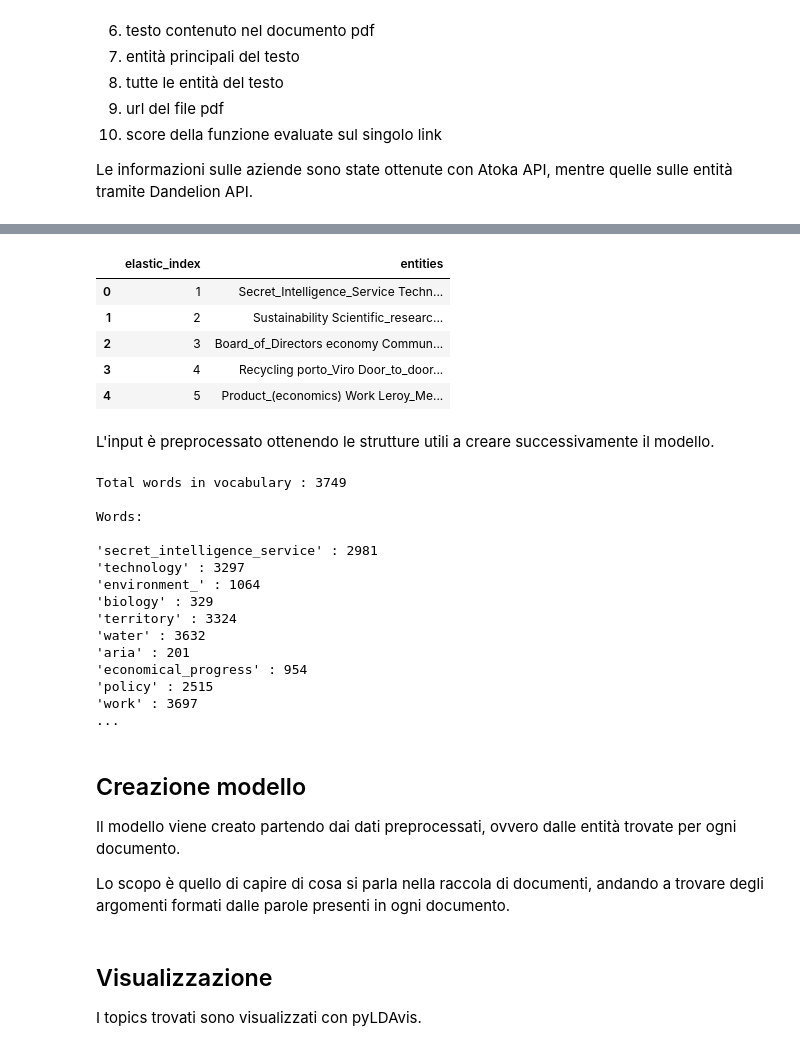
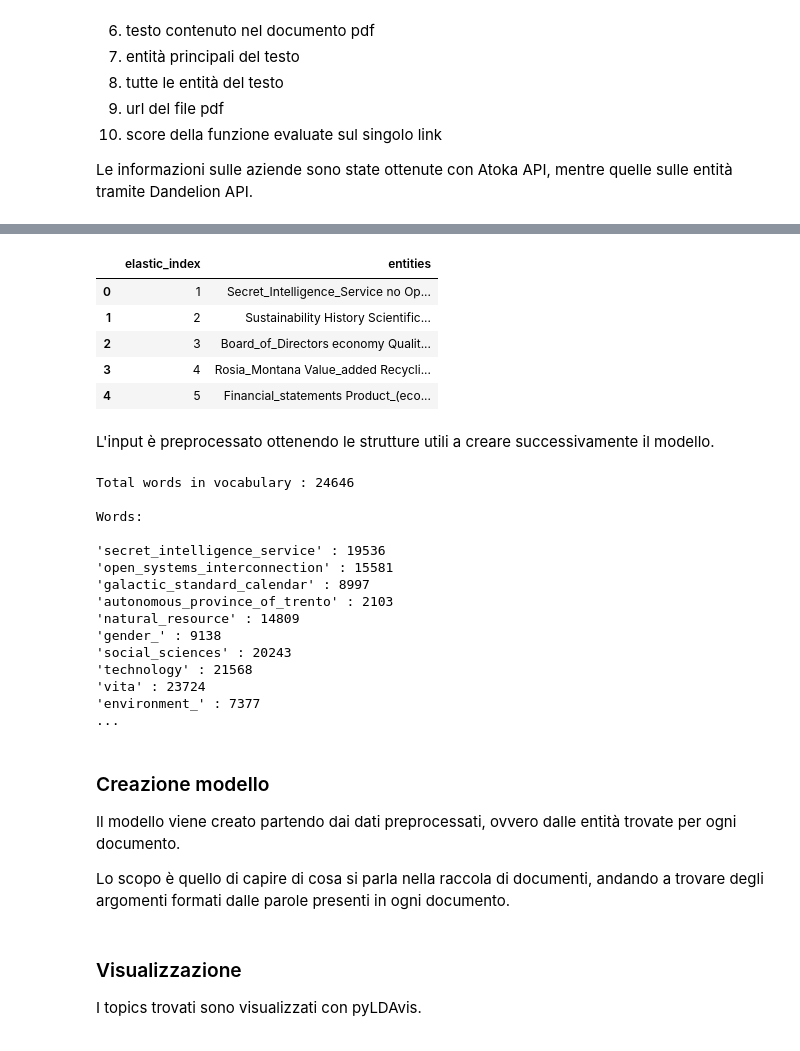
Before and after one commit to tomfran/sustainability_reports_analysis, a Jupyter notebook: notebook.ipynb, the cells around one changed output, grey strips where cells are left out. Saved outputs shown, nothing was run; the diff lists cells and outputs as text; code cells hidden in the pictures.

```diff
--- a/notebook.ipynb
+++ b/notebook.ipynb
@@ -263,43 +269,43 @@ Il primo passo sta nella preprocessazione dei dati: si parte dalla lista di enti
 1. dtm_tf : frequency vector
 2. tf_vectorizer: count vectorizer contentente il vocabolario estratto dai documenti
 # %%
-csv_input = "lda_topic_model/data/input_en.csv"
+csv_input = "elasticsearch_utilities/stats/input_all_entities_en.csv"
 
 data = pd.read_csv(csv_input)
 data.head()
 # %% [output]
 |  | elastic_index | entities |
-| 0 | 1 | Secret_Intelligence_Service Techn... |
-| 1 | 2 | Sustainability Scientific_researc... |
-| 2 | 3 | Board_of_Directors economy Commun... |
-| 3 | 4 | Recycling porto_Viro Door_to_door... |
-| 4 | 5 | Product_(economics) Work Leroy_Me... |
+| 0 | 1 | Secret_Intelligence_Service no Op... |
+| 1 | 2 | Sustainability History Scientific... |
+| 2 | 3 | Board_of_Directors economy Qualit... |
+| 3 | 4 | Rosia_Montana Value_added Recycli... |
+| 4 | 5 | Financial_statements Product_(eco... |
 # %% [markdown]
 L'input è preprocessato ottenendo le strutture utili a creare successivamente il modello.
 # %%
 from lda_topic_model import preprocess, print_vocab
 
-dtm_tf, tf_vectorizer = preprocess("lda_topic_model/data/input_en.csv")
+dtm_tf, tf_vectorizer = preprocess("elasticsearch_utilities/stats/input_all_entities_en.csv")
 
 print_vocab(tf_vectorizer.vocabulary_)
 # %% [output]
-Total words in vocabulary : 3749
+Total words in vocabulary : 24646
 
 Words:
 
-'secret_intelligence_service' : 2981
-'technology' : 3297
-'environment_' : 1064
-'biology' : 329
-'territory' : 3324
-'water' : 3632
-'aria' : 201
-'economical_progress' : 954
-'policy' : 2515
-'work' : 3697
+'secret_intelligence_service' : 19536
+'open_systems_interconnection' : 15581
+'galactic_standard_calendar' : 8997
+'autonomous_province_of_trento' : 2103
+'natural_resource' : 14809
+'gender_' : 9138
+'social_sciences' : 20243
+'technology' : 21568
+'vita' : 23724
+'environment_' : 7377
 ...
 # %% [markdown]
-## Creazione modello
+### Creazione modello
 
 Il modello viene creato partendo dai dati preprocessati, ovvero dalle entità trovate per ogni documento.
 
@@ -313,7 +319,7 @@ topics = 10
 lda = LatentDirichletAllocation(n_components = topics, random_state=0)
 lda.fit(dtm_tf)
 # %% [markdown]
-## Visualizzazione
+### Visualizzazione
 
 I topics trovati sono visualizzati con pyLDAvis.
 # %%
```
Also changed, not shown: parts of 13 cells of this notebook, 4 other files.
